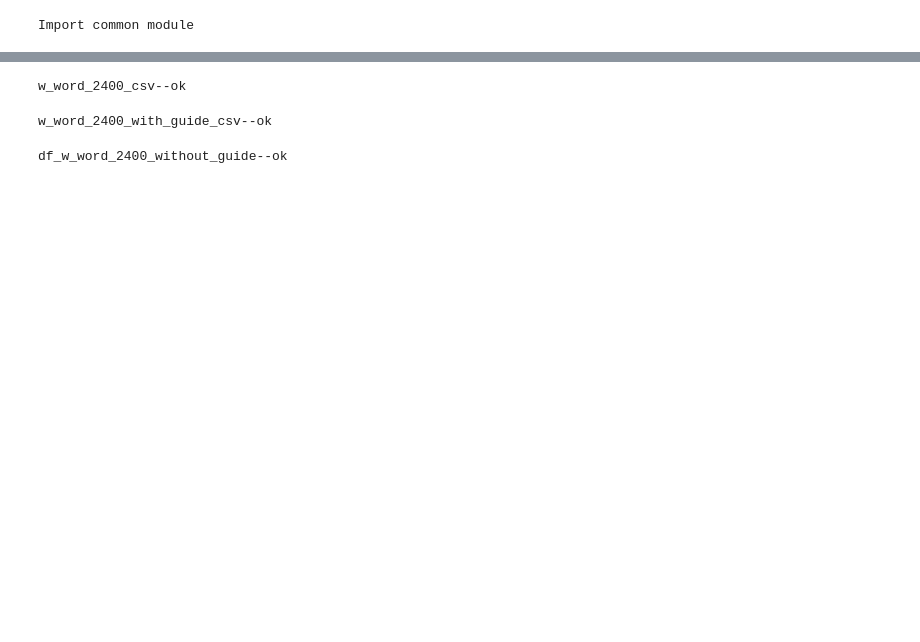
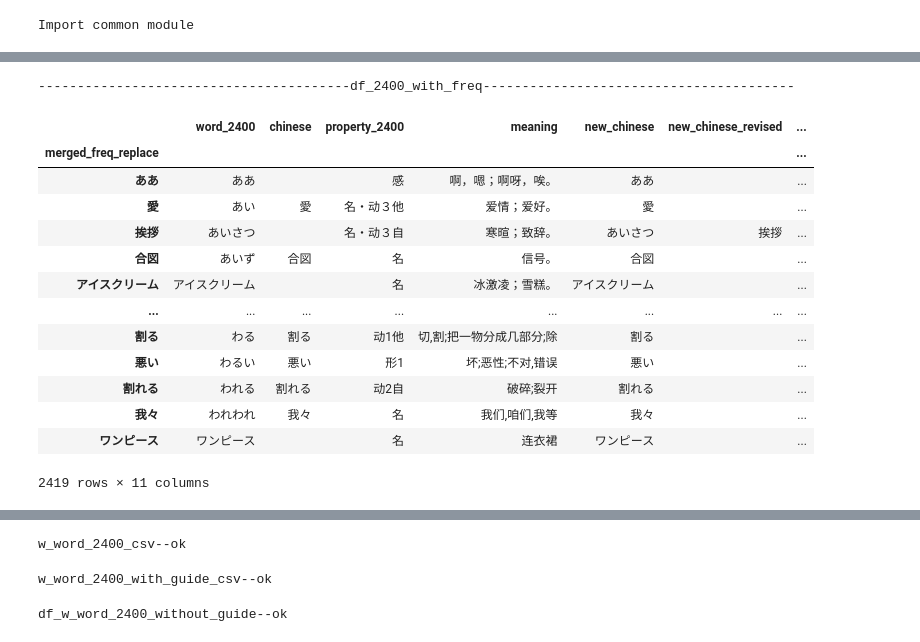
Before and after one commit to hopensic/python-notebooks, a Jupyter notebook: ja_2400.ipynb, the cells around one changed output, grey strips where cells are left out. Cells and saved outputs as stored; diff of their text form; code cells hidden in the pictures; blank space fills up the shorter version.

```diff
--- a/ja_2400.ipynb
+++ b/ja_2400.ipynb
@@ -67 +137,20 @@ df
+# %%
+l('df_2400_with_freq')
+df_2400_with_freq
+# %% [output]
+----------------------------------------df_2400_with_freq----------------------------------------
+|  | word_2400 | chinese | property_2400 | meaning | new_chinese | new_chinese_revised | ... |
+| merged_freq_replace |  |  |  |  |  |  | ... |
+| ああ | ああ |  | 感 | 啊，嗯；啊呀，唉。 | ああ |  | ... |
+| 愛 | あい | 愛 | 名・动３他 | 爱情；爱好。 | 愛 |  | ... |
+| 挨拶 | あいさつ |  | 名・动３自 | 寒暄；致辞。 | あいさつ | 挨拶 | ... |
+| 合図 | あいず | 合図 | 名 | 信号。 | 合図 |  | ... |
+| アイスクリーム | アイスクリーム |  | 名 | 冰激凌；雪糕。 | アイスクリーム |  | ... |
+| ... | ... | ... | ... | ... | ... | ... | ... |
+| 割る | わる | 割る | 动1他 | 切,割;把一物分成几部分;除 | 割る |  | ... |
+| 悪い | わるい | 悪い | 形1 | 坏;恶性;不对,错误 | 悪い |  | ... |
+| 割れる | われる | 割れる | 动2自 | 破碎;裂开 | 割れる |  | ... |
+| 我々 | われわれ | 我々 | 名 | 我们,咱们,我等 | 我々 |  | ... |
+| ワンピース | ワンピース |  | 名 | 连衣裙 | ワンピース |  | ... |
+2419 rows × 11 columns
 # %%
```
Also changed, not shown: parts of 10 cells of this notebook, 6 other files.
